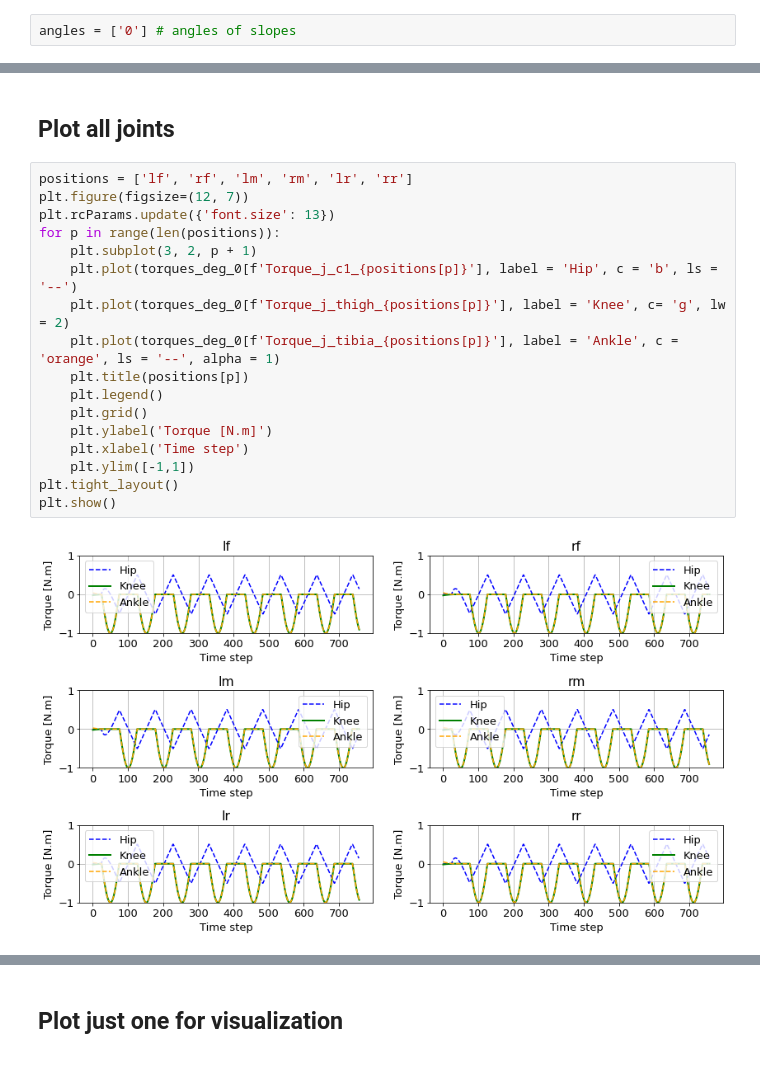
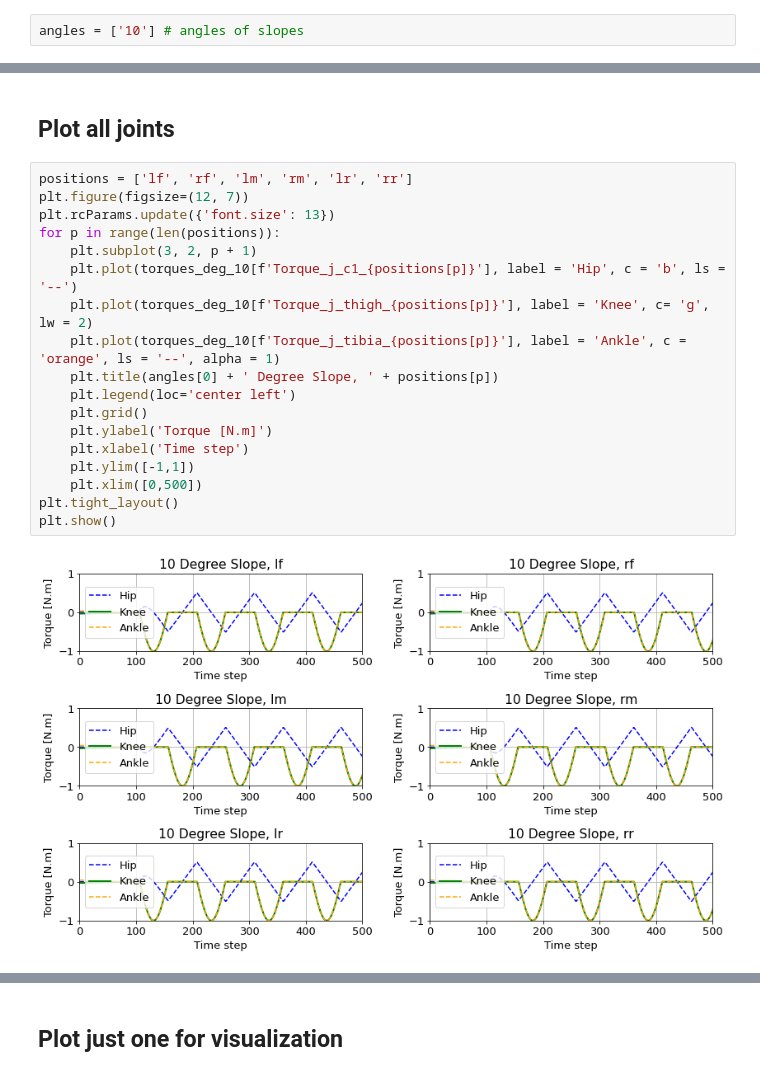
Before and after one commit to WORMS-2022/SA-Walking-Sim, a Jupyter notebook: Plot_Torques.ipynb, the cells around one changed output, grey strips where cells are left out. Drawn from its saved outputs; the diff is of its cells as text.

Commit message:
Update plotting code, fix variable calls

```diff
--- a/Plot_Torques.ipynb
+++ b/Plot_Torques.ipynb
@@ -3,7 +3,7 @@ import pandas as pd
 import matplotlib.pyplot as plt
 import os
 # %%
-angles = ['0'] # angles of slopes
+angles = ['10'] # angles of slopes
 # %% [markdown]
 # Plot Joint Torque Timeseries
 # %%
@@ -44,19 +43,20 @@ Merging Torque_j_tibia_rr . . .
 # %%
 positions = ['lf', 'rf', 'lm', 'rm', 'lr', 'rr']
 plt.figure(figsize=(12, 7))
 plt.rcParams.update({'font.size': 13})
 for p in range(len(positions)):
     plt.subplot(3, 2, p + 1)
-    plt.plot(torques_deg_0[f'Torque_j_c1_{positions[p]}'], label = 'Hip', c = 'b', ls = '--')
-    plt.plot(torques_deg_0[f'Torque_j_thigh_{positions[p]}'], label = 'Knee', c= 'g', lw = 2)
-    plt.plot(torques_deg_0[f'Torque_j_tibia_{positions[p]}'], label = 'Ankle', c = 'orange', ls = '--', alpha = 1)
-    plt.title(positions[p])
-    plt.legend()
+    plt.plot(torques_deg_10[f'Torque_j_c1_{positions[p]}'], label = 'Hip', c = 'b', ls = '--')
+    plt.plot(torques_deg_10[f'Torque_j_thigh_{positions[p]}'], label = 'Knee', c= 'g', lw = 2)
+    plt.plot(torques_deg_10[f'Torque_j_tibia_{positions[p]}'], label = 'Ankle', c = 'orange', ls = '--', alpha = 1)
+    plt.title(angles[0] + ' Degree Slope, ' + positions[p])
+    plt.legend(loc='center left')
     plt.grid()
     plt.ylabel('Torque [N.m]')
     plt.xlabel('Time step')
     plt.ylim([-1,1])
+    plt.xlim([0,500])
 plt.tight_layout()
 plt.show()
 # %% [output]
-[figure, old version]
+[figure, new version]
```
Also changed, not shown: parts of 2 cells of this notebook.
